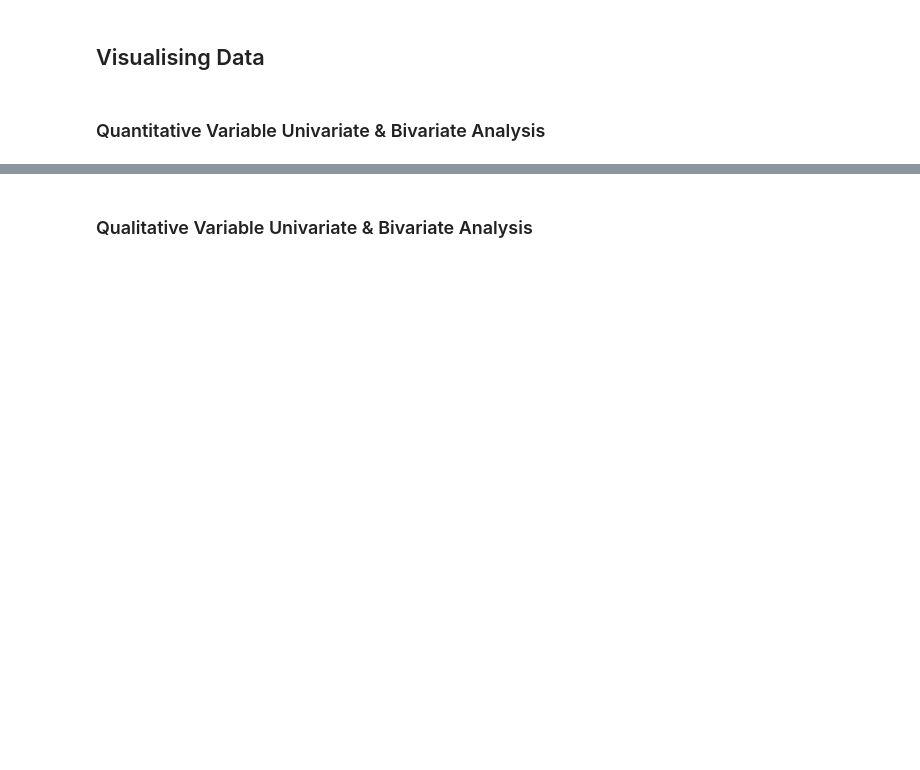
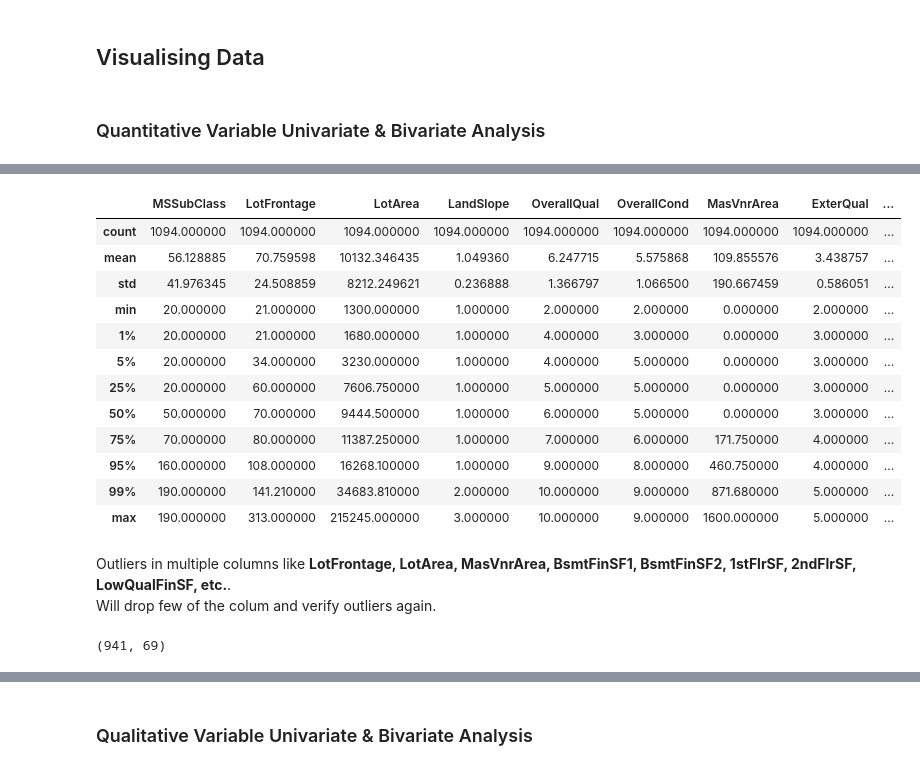
Before and after one commit to ppawar88/DSProject, a Jupyter notebook: Surprise Housing - LR/Surprise Housing - Price Prediction.ipynb, the cells around one changed output, grey strips where cells are left out. Saved outputs shown, nothing was run; the diff lists cells and outputs as text; code cells hidden in the pictures; blank space fills up the shorter version.

```diff
--- a/Surprise Housing - LR/Surprise Housing - Price Prediction.ipynb
+++ b/Surprise Housing - LR/Surprise Housing - Price Prediction.ipynb
@@ -24,7 +24,7 @@ import matplotlib.pyplot as plt
 import warnings
 warnings.filterwarnings('ignore')
 # %%
-pd.set_option("display.max_column", 100)
+pd.set_option("display.max_column", 150)
 # %%
 housingDF =pd.read_csv("train.csv")
 housingDF.head()
@@ -261 +508,20 @@ plt.show()
+# %%
+housingDF.describe(percentiles=[0.01,0.05,0.25,0.5,0.75,0.95,0.99])
+# %% [output]
+|  | MSSubClass | LotFrontage | LotArea | LandSlope | OverallQual | OverallCond | MasVnrArea | ExterQual | ... |
+| count | 1094.000000 | 1094.000000 | 1094.000000 | 1094.000000 | 1094.000000 | 1094.000000 | 1094.000000 | 1094.000000 | ... |
+| mean | 56.128885 | 70.759598 | 10132.346435 | 1.049360 | 6.247715 | 5.575868 | 109.855576 | 3.438757 | ... |
+| std | 41.976345 | 24.508859 | 8212.249621 | 0.236888 | 1.366797 | 1.066500 | 190.667459 | 0.586051 | ... |
+| min | 20.000000 | 21.000000 | 1300.000000 | 1.000000 | 2.000000 | 2.000000 | 0.000000 | 2.000000 | ... |
+| 1% | 20.000000 | 21.000000 | 1680.000000 | 1.000000 | 4.000000 | 3.000000 | 0.000000 | 3.000000 | ... |
+| 5% | 20.000000 | 34.000000 | 3230.000000 | 1.000000 | 4.000000 | 5.000000 | 0.000000 | 3.000000 | ... |
+| 25% | 20.000000 | 60.000000 | 7606.750000 | 1.000000 | 5.000000 | 5.000000 | 0.000000 | 3.000000 | ... |
+| 50% | 50.000000 | 70.000000 | 9444.500000 | 1.000000 | 6.000000 | 5.000000 | 0.000000 | 3.000000 | ... |
+| 75% | 70.000000 | 80.000000 | 11387.250000 | 1.000000 | 7.000000 | 6.000000 | 171.750000 | 4.000000 | ... |
+| 95% | 160.000000 | 108.000000 | 16268.100000 | 1.000000 | 9.000000 | 8.000000 | 460.750000 | 4.000000 | ... |
+| 99% | 190.000000 | 141.210000 | 34683.810000 | 2.000000 | 10.000000 | 9.000000 | 871.680000 | 5.000000 | ... |
+| max | 190.000000 | 313.000000 | 215245.000000 | 3.000000 | 10.000000 | 9.000000 | 1600.000000 | 5.000000 | ... |
+# %% [markdown]
+Outliers in multiple columns like **LotFrontage, LotArea, MasVnrArea, BsmtFinSF1, BsmtFinSF2, 1stFlrSF, 2ndFlrSF, LowQualFinSF, etc.**.<BR>
+Will drop few of the colum and verify outliers again.
 # %%
@@ -264 +538,5 @@ housingDF.describe(percentiles=[0.01,0.05,0.25,0.5,0.75,0.95,0.99]).loc['99%']
+# %%
+housingDF.shape
+# %% [output]
+(941, 69)
 # %%
```
Also changed, not shown: parts of 61 cells of this notebook.
